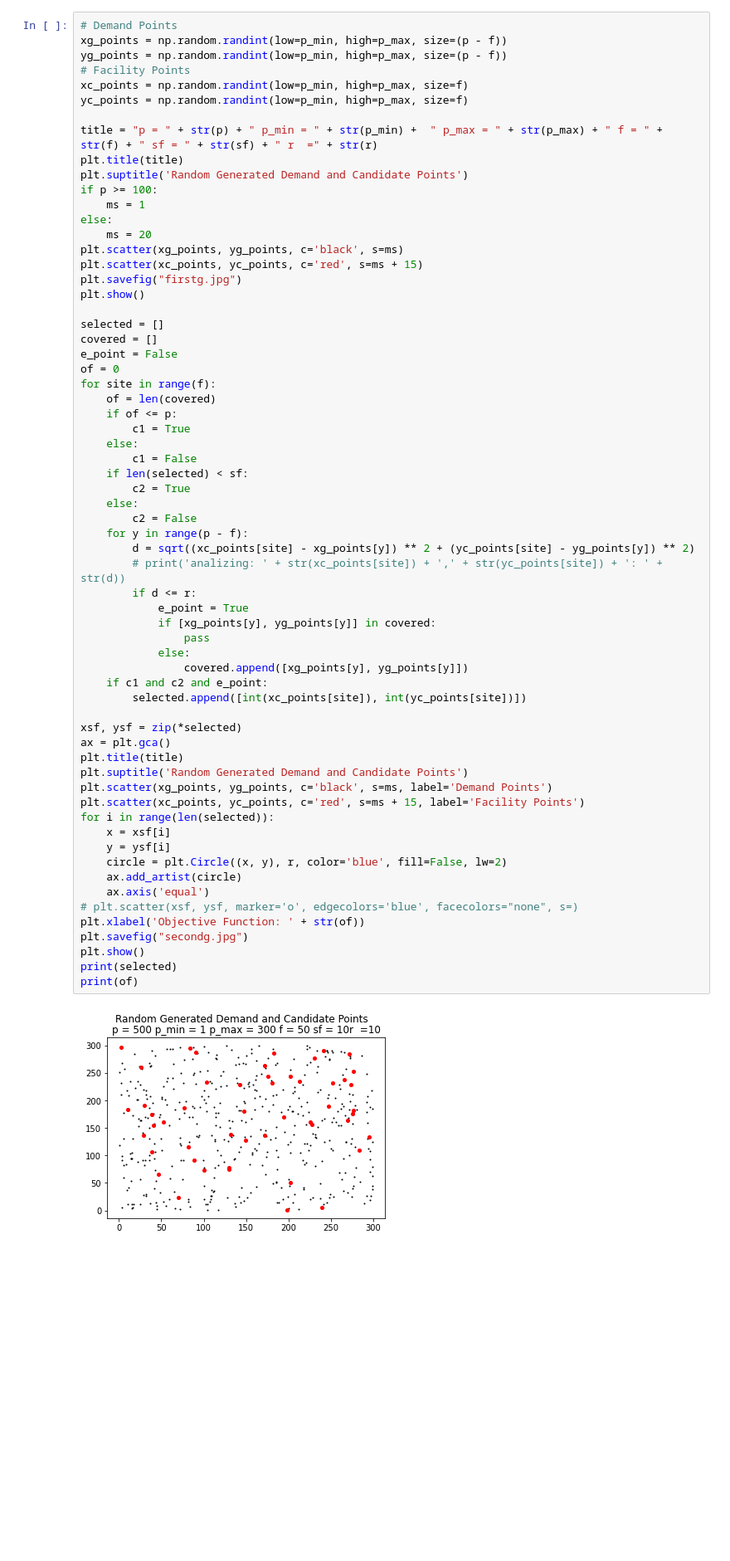
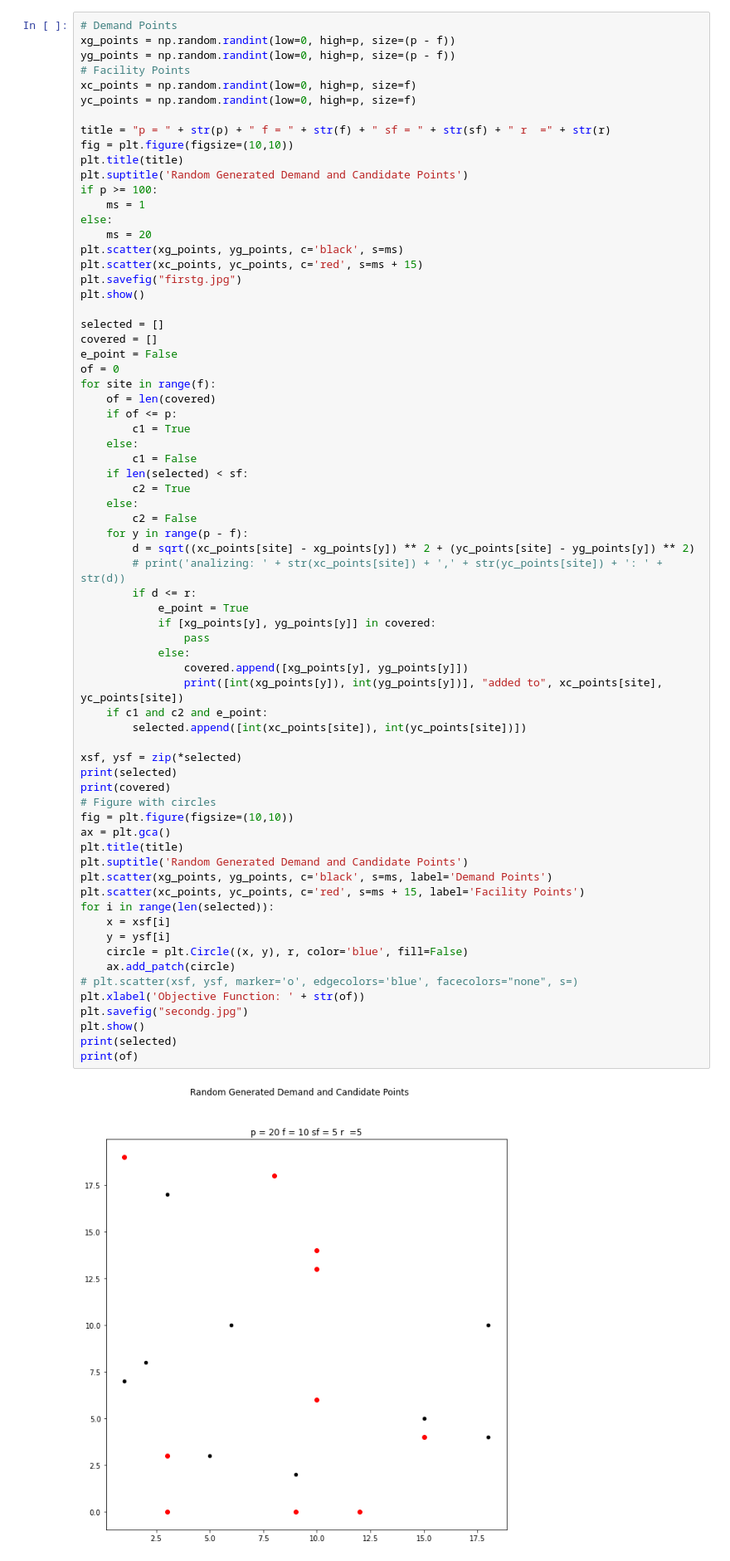
Before and after one commit to Davvii1/MCLP_TSO-Project, a Jupyter notebook: Constructive_MCLP.ipynb, the cells around one changed output. Shown: that part at 83% size. Drawn from its saved outputs; the diff is of its cells as text; blank space fills up the shorter version.

```diff
--- a/Constructive_MCLP.ipynb
+++ b/Constructive_MCLP.ipynb
@@ -20,13 +16,14 @@ sf = int(input("Number of selected candidate sites:"))
 r = int(input("Radius to cover:"))
 # %%
 # Demand Points
-xg_points = np.random.randint(low=p_min, high=p_max, size=(p - f))
-yg_points = np.random.randint(low=p_min, high=p_max, size=(p - f))
+xg_points = np.random.randint(low=0, high=p, size=(p - f))
+yg_points = np.random.randint(low=0, high=p, size=(p - f))
 # Facility Points
-xc_points = np.random.randint(low=p_min, high=p_max, size=f)
-yc_points = np.random.randint(low=p_min, high=p_max, size=f)
+xc_points = np.random.randint(low=0, high=p, size=f)
+yc_points = np.random.randint(low=0, high=p, size=f)
 
-title = "p = " + str(p) + " p_min = " + str(p_min) +  " p_max = " + str(p_max) + " f = " + str(f) + " sf = " + str(sf) + " r  =" + str(r)
+title = "p = " + str(p) + " f = " + str(f) + " sf = " + str(sf) + " r  =" + str(r)
+fig = plt.figure(figsize=(10,10))
 plt.title(title)
 plt.suptitle('Random Generated Demand and Candidate Points')
 if p >= 100:
@@ -53,34 +50,38 @@ for site in range(f):
     else:
         c2 = False
     for y in range(p - f):
         d = sqrt((xc_points[site] - xg_points[y]) ** 2 + (yc_points[site] - yg_points[y]) ** 2)
         # print('analizing: ' + str(xc_points[site]) + ',' + str(yc_points[site]) + ': ' + str(d))
         if d <= r:
             e_point = True
             if [xg_points[y], yg_points[y]] in covered:
                 pass
             else:
                 covered.append([xg_points[y], yg_points[y]])
+                print([int(xg_points[y]), int(yg_points[y])], "added to", xc_points[site], yc_points[site])
     if c1 and c2 and e_point:
         selected.append([int(xc_points[site]), int(yc_points[site])])
 
 xsf, ysf = zip(*selected)
+print(selected)
+print(covered)
+# Figure with circles
+fig = plt.figure(figsize=(10,10))
 ax = plt.gca()
 plt.title(title)
 plt.suptitle('Random Generated Demand and Candidate Points')
 plt.scatter(xg_points, yg_points, c='black', s=ms, label='Demand Points')
 plt.scatter(xc_points, yc_points, c='red', s=ms + 15, label='Facility Points')
 for i in range(len(selected)):
     x = xsf[i]
     y = ysf[i]
-    circle = plt.Circle((x, y), r, color='blue', fill=False, lw=2)
-    ax.add_artist(circle)
-    ax.axis('equal')
+    circle = plt.Circle((x, y), r, color='blue', fill=False)
+    ax.add_patch(circle)
 # plt.scatter(xsf, ysf, marker='o', edgecolors='blue', facecolors="none", s=)
 plt.xlabel('Objective Function: ' + str(of))
 plt.savefig("secondg.jpg")
 plt.show()
 print(selected)
 print(of)
 # %% [output]
-[figure, old version]
+[figure, new version]
```
Also changed, not shown: parts of 2 cells of this notebook, 3 other files.
